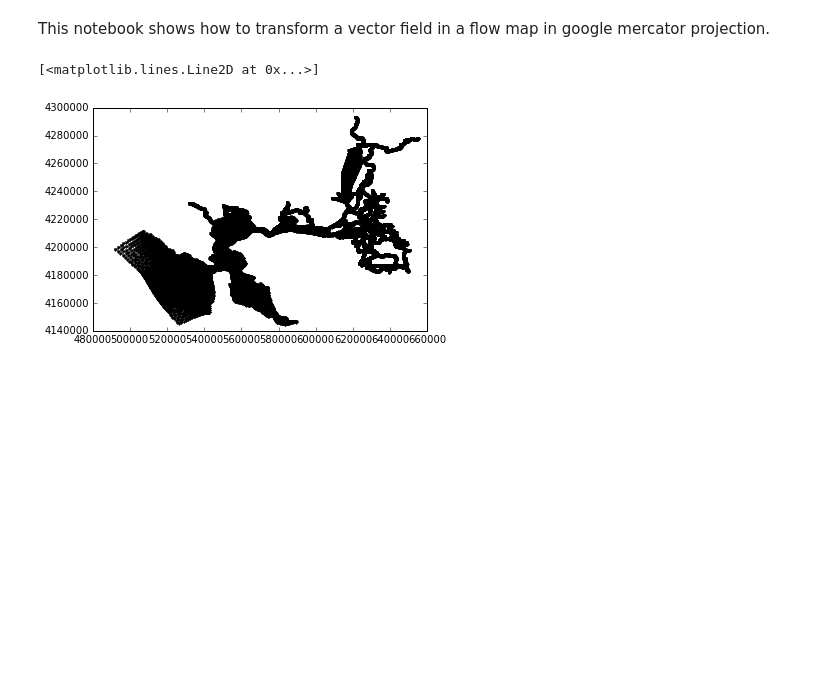
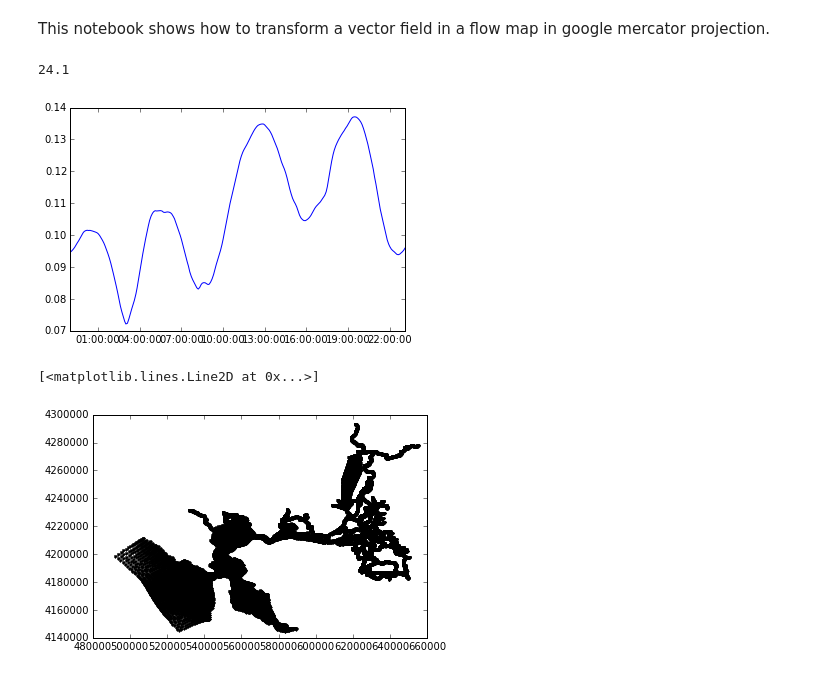
Before and after one commit to openearth/notebooks, a Jupyter notebook: mercatormovie.ipynb, the cells around one changed output. Saved outputs shown, nothing was run; the diff lists cells and outputs as text; code cells hidden in the pictures; blank space fills up the shorter version.

```diff
--- a/mercatormovie.ipynb
+++ b/mercatormovie.ipynb
@@ -25,8 +25,16 @@ ds = netCDF4.Dataset('./dec1999_mar2000/DFM_OUTPUT_alcatraz/alcatraz_map.nc')
 # %%
 # take about 1 tidal cycle
 # ucx and ucy are cell centered velocities
-ucx = ds.variables['ucx'][230:,:]
-ucy = ds.variables['ucy'][230:,:]
+s = slice(230, -9)
+ucx = ds.variables['ucx'][s,:]
+ucy = ds.variables['ucy'][s,:]
+# %%
+dates = netCDF4.num2date(ds.variables['time'][s], ds.variables['time'].units)
+plt.plot(dates, np.mean(np.sqrt(ucx**2 + ucy**2), axis=1))
+(dates[-1] - dates[0]).total_seconds()/3600.0
+# %% [output]
+24.1
+[figure, added]
 # %%
 # these are the coordinates of the cell centers
 xcc = ds.variables['FlowElem_xcc'][:]
```
Also changed, not shown: parts of 10 cells of this notebook.
